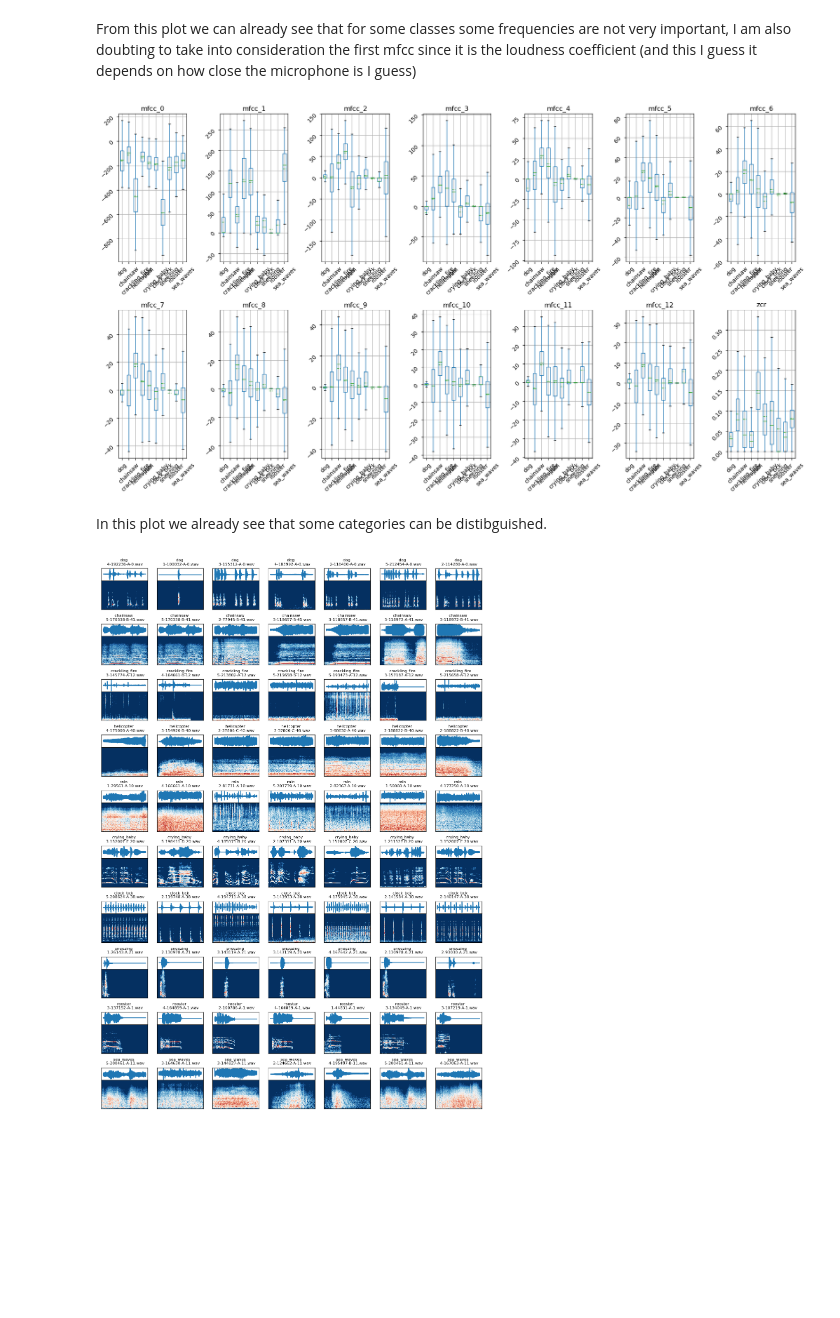
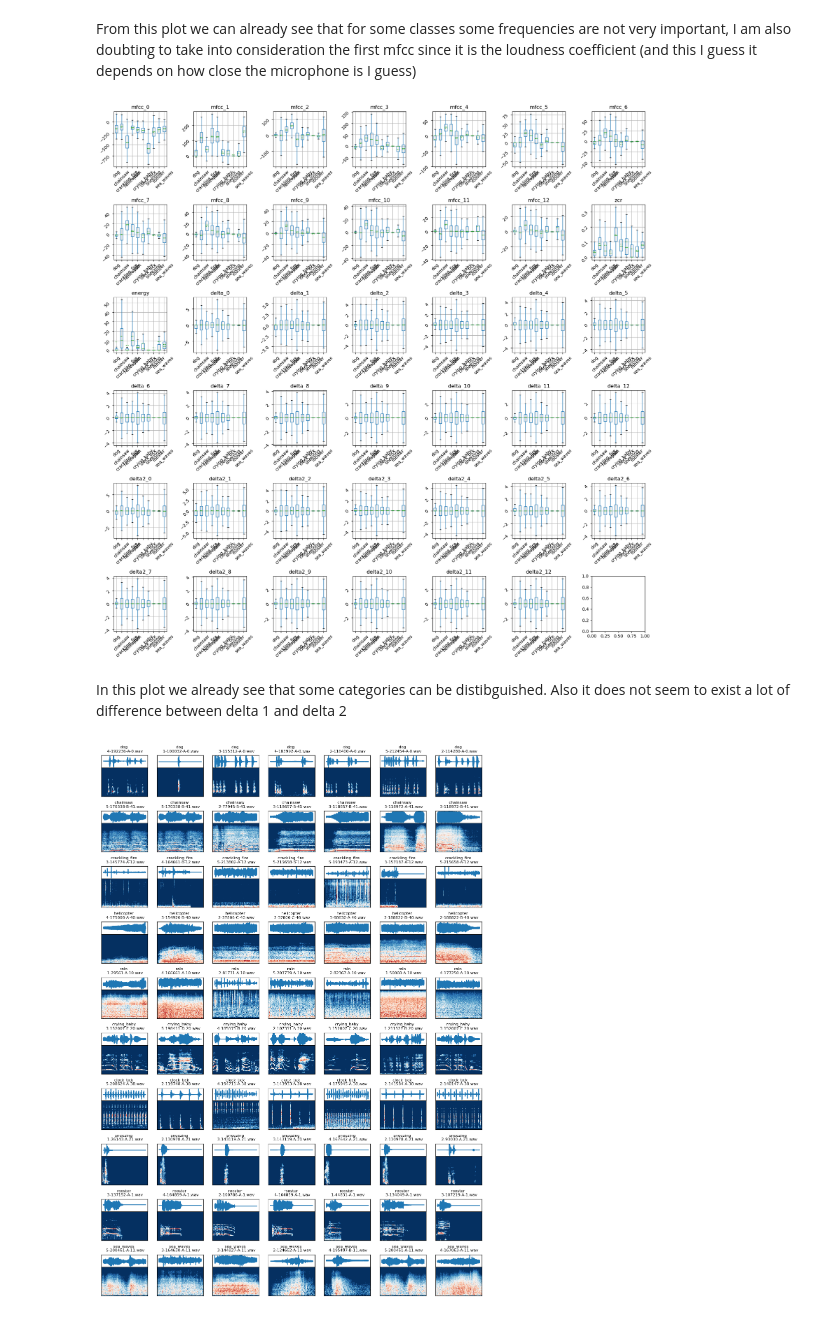
Before and after one commit to themaighi/HDA_environmentalsoundclassification, a Jupyter notebook: eda.ipynb, the cells around one changed output. Drawn from its saved outputs; the diff is of its cells as text; code cells hidden in the pictures; blank space fills up the shorter version.

Commit message:
add the delta coefficients

```diff
--- a/eda.ipynb
+++ b/eda.ipynb
@@ -31,12 +40,15 @@ dict_category.keys()
 
 ## This plot does not really show me a lot
 # %%
-fig, axs = plt.subplots(2, 5, figsize=(18, 10), sharey=True)
-ax_flatten = axs.flatten()
-for i, k in enumerate(dict_category.keys()):
-    dict_category[k].boxplot(ax=ax_flatten[i], showfliers=False, showmeans=True, meanline=True)
-    ax_flatten[i].title.set_text(k)
-    ax_flatten[i].tick_params(labelrotation=45)
+for var_type in ['mfcc_', 'zcr', 'delta_', 'delta2_', 'energy']:
+    fig, axs = plt.subplots(int(np.ceil(len(list(dict_category.keys()))/5)), 5, figsize=(18, 10), sharey=True)
+    ax_flatten = axs.flatten()
+    for i, k in enumerate(dict_category.keys()):
+        var_selection = [var for var in dict_category[list(dict_category.keys())[0]].columns if var_type in var]
+        dict_category[k][var_selection].boxplot(ax=ax_flatten[i], showfliers=False, showmeans=True, meanline=True)
+        ax_flatten[i].title.set_text(k)
+        ax_flatten[i].tick_params(labelrotation=45)
 
-plt.tight_layout()
+    plt.suptitle(var_type)
+    plt.tight_layout()
 # %% [output]
@@ -55,18 +71,18 @@ for k, v in dict_category.items():
         coeff_output = v[[coeff]].rename(columns={coeff: k}).reset_index(drop=True)
         dict_coeff[coeff] = pd.concat([dict_coeff[coeff], coeff_output], axis=1)
 # %%
-fig, axs = plt.subplots(2, 7, figsize=(18, 10), sharey=False)
+fig, axs = plt.subplots(6, 7, figsize=(18, 18), sharey=False)
 ax_flatten = axs.flatten()
 for i, k in enumerate(dict_coeff.keys()):
     dict_coeff[k].boxplot(ax=ax_flatten[i], showfliers=False, showmeans=True, meanline=True)
     ax_flatten[i].title.set_text(k)
     ax_flatten[i].tick_params(labelrotation=45)
 
 plt.tight_layout()
 # %% [output]
-[figure, old version]
+[figure, new version]
 # %% [markdown]
-In this plot we already see that some categories can be distibguished.
+In this plot we already see that some categories can be distibguished. Also it does not seem to exist a lot of difference between delta 1 and delta 2
 # %%
 def add_subplot_axes(ax, position):
     box = ax.get_position()
```
Also changed, not shown: parts of 4 cells of this notebook, 2 other files.
